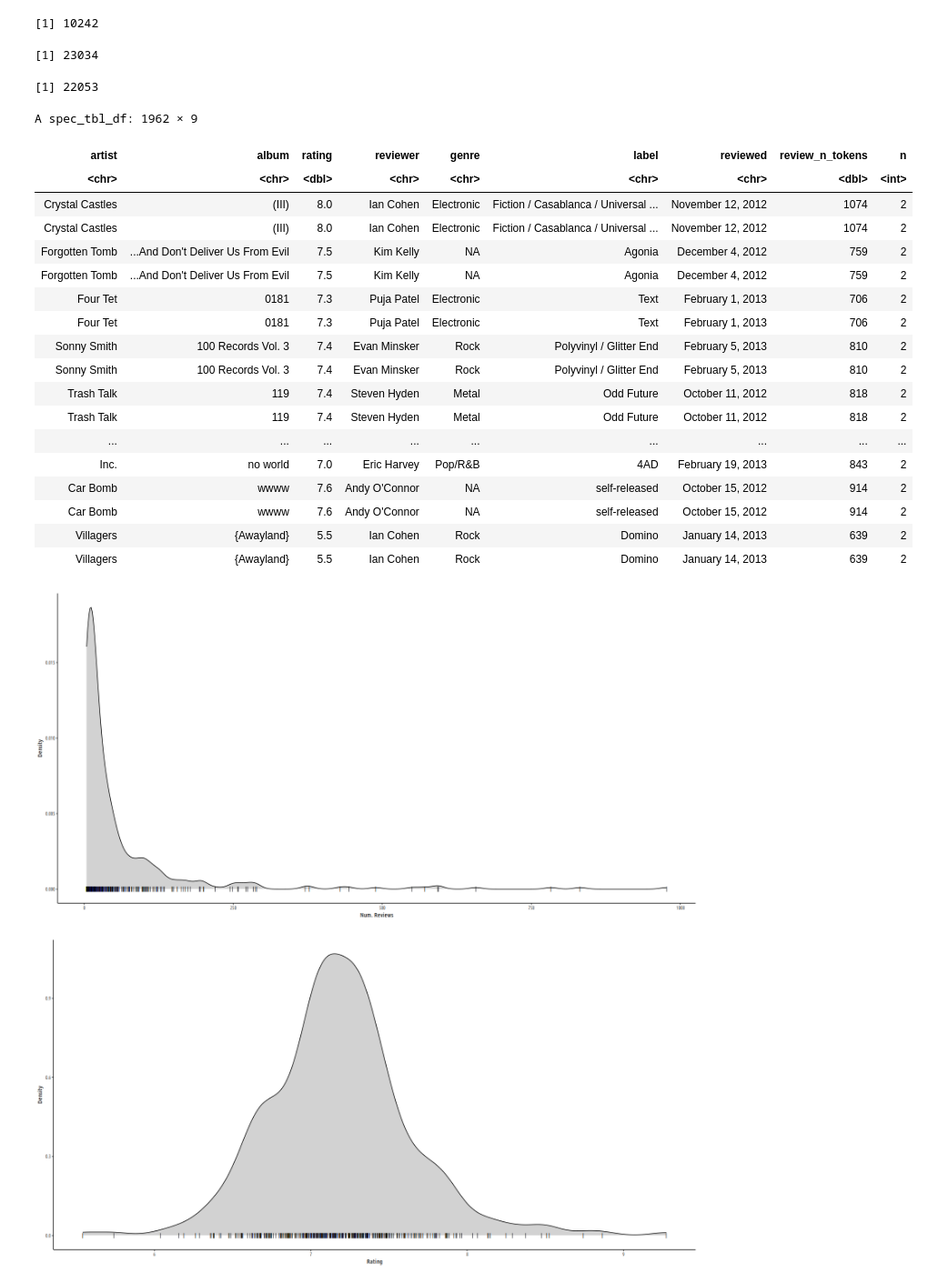
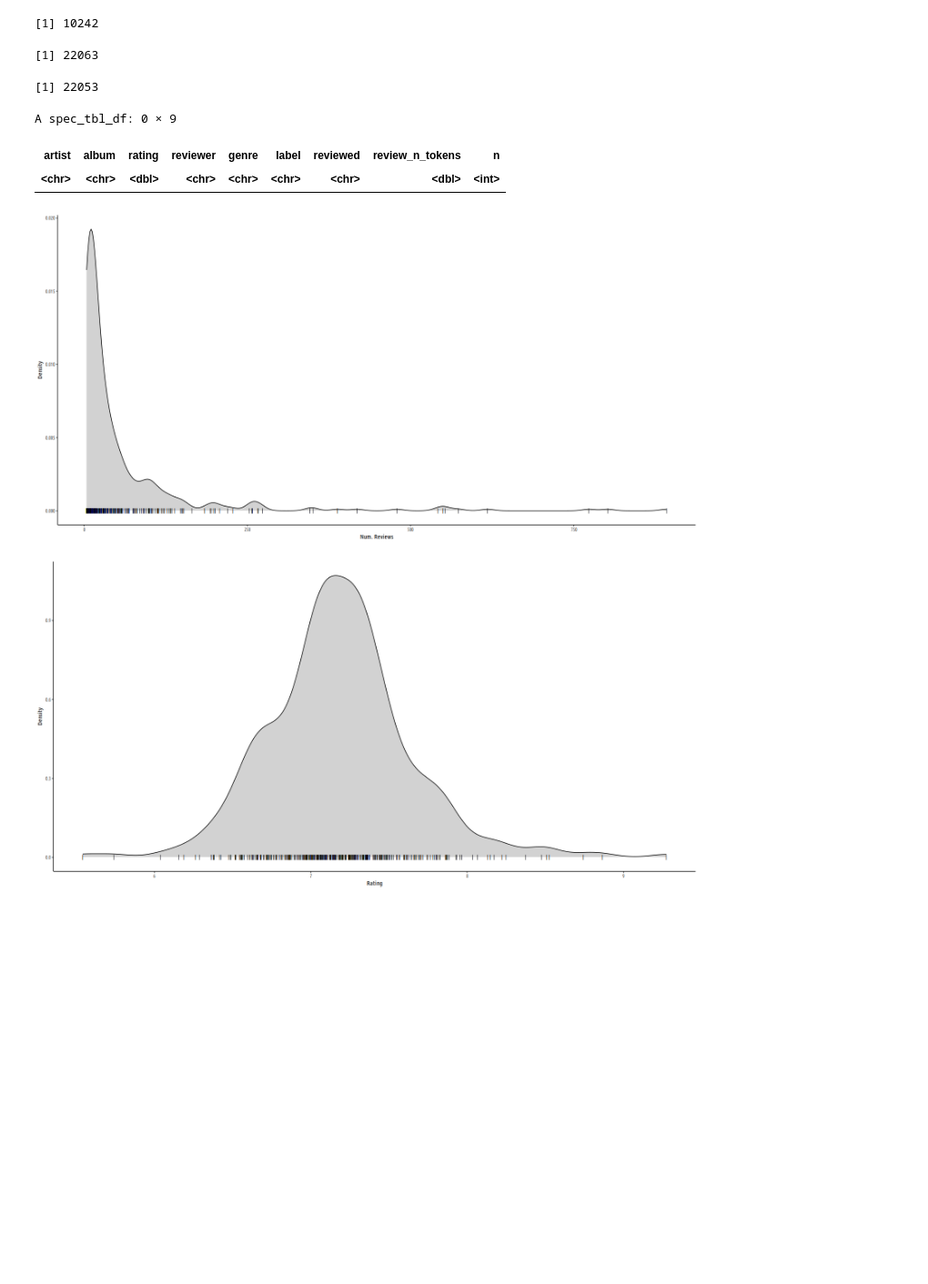
Before and after one commit to cjc77/nlp-projects, a Jupyter notebook: notebooks/pitchfork_data_explore.ipynb, the cells around one changed output. Shown: that part at 91% size. Saved outputs shown, nothing was run; the diff lists cells and outputs as text; code cells hidden in the pictures; blank space fills up the shorter version.

```diff
--- a/notebooks/pitchfork_data_explore.ipynb
+++ b/notebooks/pitchfork_data_explore.ipynb
@@ -12,5 +12,5 @@ library(tidyverse)
 ✖ dplyr::lag()    masks stats::lag()
 ℹ Use the conflicted package (<http://conflicted.r-lib.org/>) to force all conflicts to become errors
 # %%
-df <- read_csv("../data/pitchfork/meta_df.csv")
+df <- read_csv("../data/pitchfork/meta_df_dbr.csv")
 # %% [output]
@@ -66,7 +66,7 @@ df %>%
 df %>%
     nrow()
 # %% [output]
-[1] 23034
+[1] 22063
 # %%
 df %>%
     distinct(artist, album) %>%
@@ -75,29 +75,13 @@ df %>%
 [1] 22053
 # %%
 df %>%
-    add_count(album, artist) %>%
+    add_count(album, artist, rating, reviewed) %>%
     filter(n > 1) %>%
-    arrange(album, artist)
+    arrange(n, album, artist)
 # %% [output]
-A spec_tbl_df: 1962 × 9
+A spec_tbl_df: 0 × 9
 | artist | album | rating | reviewer | genre | label | reviewed | review_n_tokens | n |
 | <chr> | <chr> | <dbl> | <chr> | <chr> | <chr> | <chr> | <dbl> | <int> |
-| Crystal Castles | (III) | 8.0 | Ian Cohen | Electronic | Fiction / Casablanca / Universal ... | November 12, 2012 | 1074 | 2 |
-| Crystal Castles | (III) | 8.0 | Ian Cohen | Electronic | Fiction / Casablanca / Universal ... | November 12, 2012 | 1074 | 2 |
-| Forgotten Tomb | ...And Don't Deliver Us From Evil | 7.5 | Kim Kelly | NA | Agonia | December 4, 2012 | 759 | 2 |
-| Forgotten Tomb | ...And Don't Deliver Us From Evil | 7.5 | Kim Kelly | NA | Agonia | December 4, 2012 | 759 | 2 |
-| Four Tet | 0181 | 7.3 | Puja Patel | Electronic | Text | February 1, 2013 | 706 | 2 |
-| Four Tet | 0181 | 7.3 | Puja Patel | Electronic | Text | February 1, 2013 | 706 | 2 |
-| Sonny Smith | 100 Records Vol. 3 | 7.4 | Evan Minsker | Rock | Polyvinyl / Glitter End | February 5, 2013 | 810 | 2 |
-| Sonny Smith | 100 Records Vol. 3 | 7.4 | Evan Minsker | Rock | Polyvinyl / Glitter End | February 5, 2013 | 810 | 2 |
-| Trash Talk | 119 | 7.4 | Steven Hyden | Metal | Odd Future | October 11, 2012 | 818 | 2 |
-| Trash Talk | 119 | 7.4 | Steven Hyden | Metal | Odd Future | October 11, 2012 | 818 | 2 |
-| ... | ... | ... | ... | ... | ... | ... | ... | ... |
-| Inc. | no world | 7.0 | Eric Harvey | Pop/R&B | 4AD | February 19, 2013 | 843 | 2 |
-| Car Bomb | wwww | 7.6 | Andy O'Connor | NA | self-released | October 15, 2012 | 914 | 2 |
-| Car Bomb | wwww | 7.6 | Andy O'Connor | NA | self-released | October 15, 2012 | 914 | 2 |
-| Villagers | {Awayland} | 5.5 | Ian Cohen | Rock | Domino | January 14, 2013 | 639 | 2 |
-| Villagers | {Awayland} | 5.5 | Ian Cohen | Rock | Domino | January 14, 2013 | 639 | 2 |
 # %%
 df %>%
     count(reviewer, name="n_reviews") %>%
@@ -111,7 +95,7 @@ df %>%
     xlab("Num. Reviews") +
     ylab("Density")
 # %% [output]
-[figure, old version]
+[figure, new version]
 # %%
 df %>%
     group_by(reviewer) %>%
```
Also changed, not shown: parts of 5 cells of this notebook, 3 other files.
